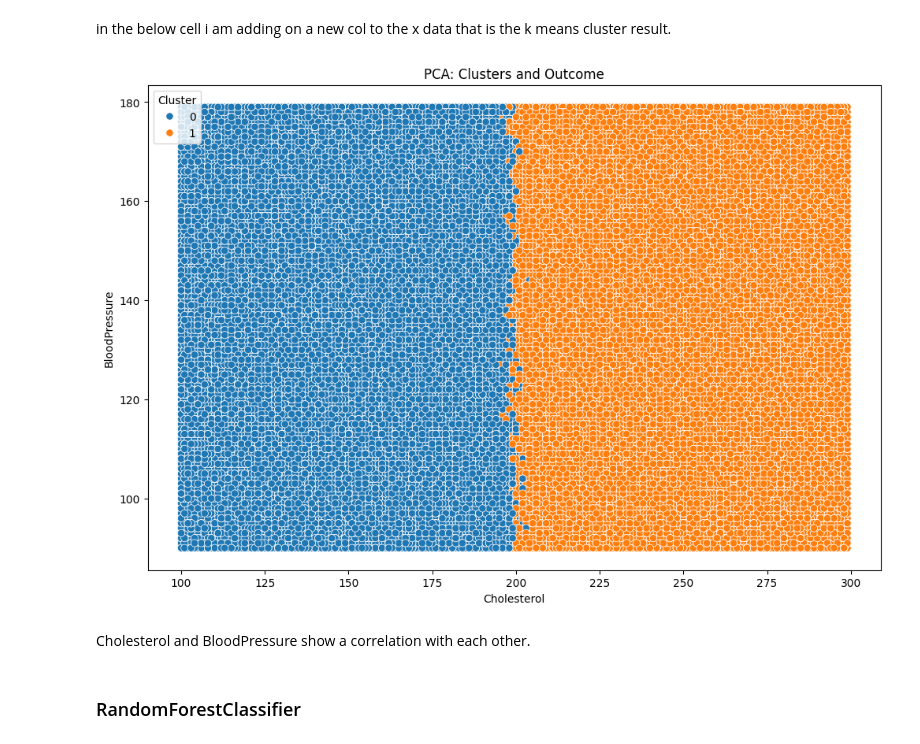
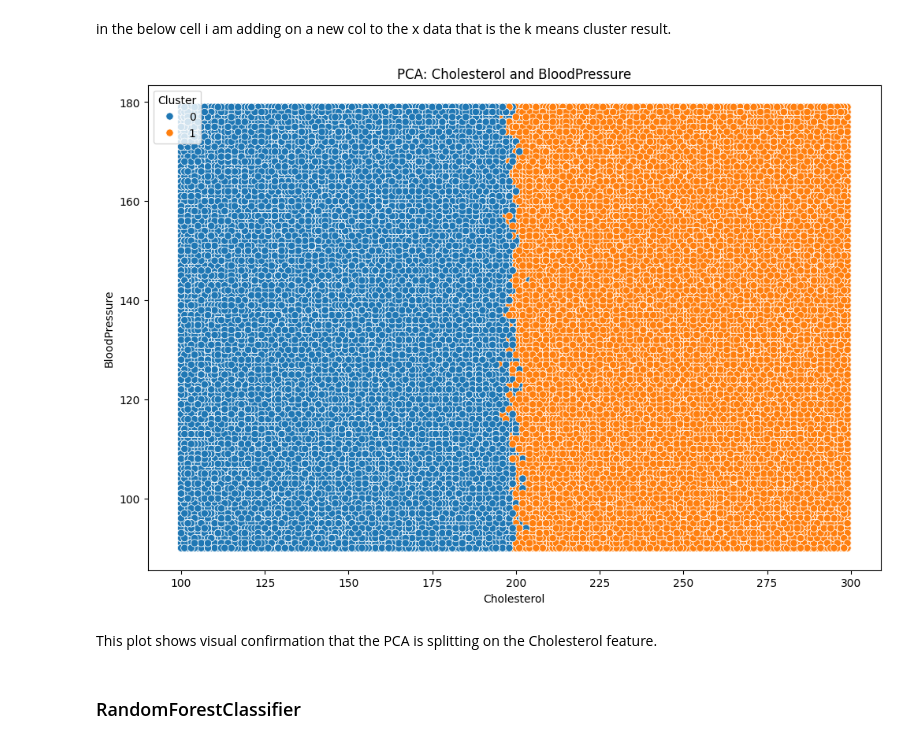
Before and after one commit to kchen3490/cmsc320-final, a Jupyter notebook: notebook.ipynb, the cells around one changed output. Drawn from its saved outputs; the diff is of its cells as text; code cells hidden in the pictures.

```diff
--- a/notebook.ipynb
+++ b/notebook.ipynb
@@ -563,23 +579,23 @@ in the below cell i am adding on a new col to the x data that is the k means clu
 # %%
 def plot_clusters(Xer,  title, xlabel, ylabel, for_ml_df_0):
 
     for_ml_df = pd.DataFrame(for_ml_df_0, columns=list(continuous_features) + list(binary_features))
     fig, ax = plt.subplots(figsize=(12, 8))
     kmeans = KMeans(n_clusters=2, random_state=seed).fit(Xer)
     for_ml_df['Cluster'] = pd.Categorical(kmeans.labels_)
     sns.scatterplot(x=for_ml_df["Cholesterol"],y=for_ml_df["BloodPressure"], hue="Cluster", data=for_ml_df,s=45,legend="full")
 
     plt.title(title)
     plt.xlabel(xlabel)
     plt.ylabel(ylabel)
     plt.show()
 
 plotclusterxtrain = X_train_no_norm.copy()
-plot_clusters(X_pca, 'PCA: Clusters and Outcome', 'Cholesterol', 'BloodPressure', plotclusterxtrain)
+plot_clusters(X_pca, 'PCA: Cholesterol and BloodPressure', 'Cholesterol', 'BloodPressure', plotclusterxtrain)
 # %% [output]
-[figure, old version]
+[figure, new version]
-# %% [markdown]
-Cholesterol and BloodPressure show a correlation with each other.
+# %% [markdown]
+This plot shows visual confirmation that the PCA is splitting on the Cholesterol feature.
 # %%
 
 # cluster_labels_tr = KMeans(n_clusters=2, random_state=seed).fit_predict(X_pca)
```
Also changed, not shown: parts of 9 cells of this notebook.
